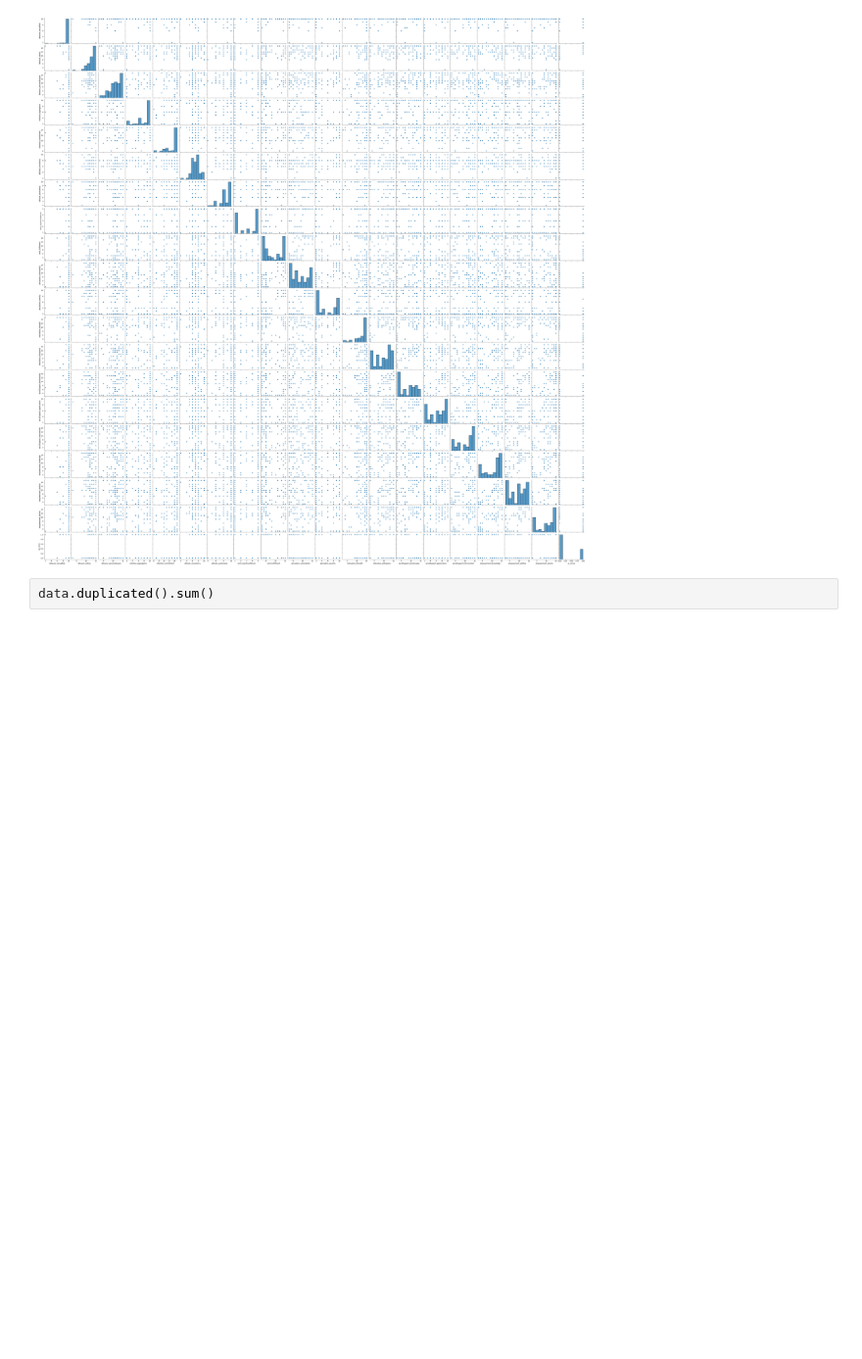
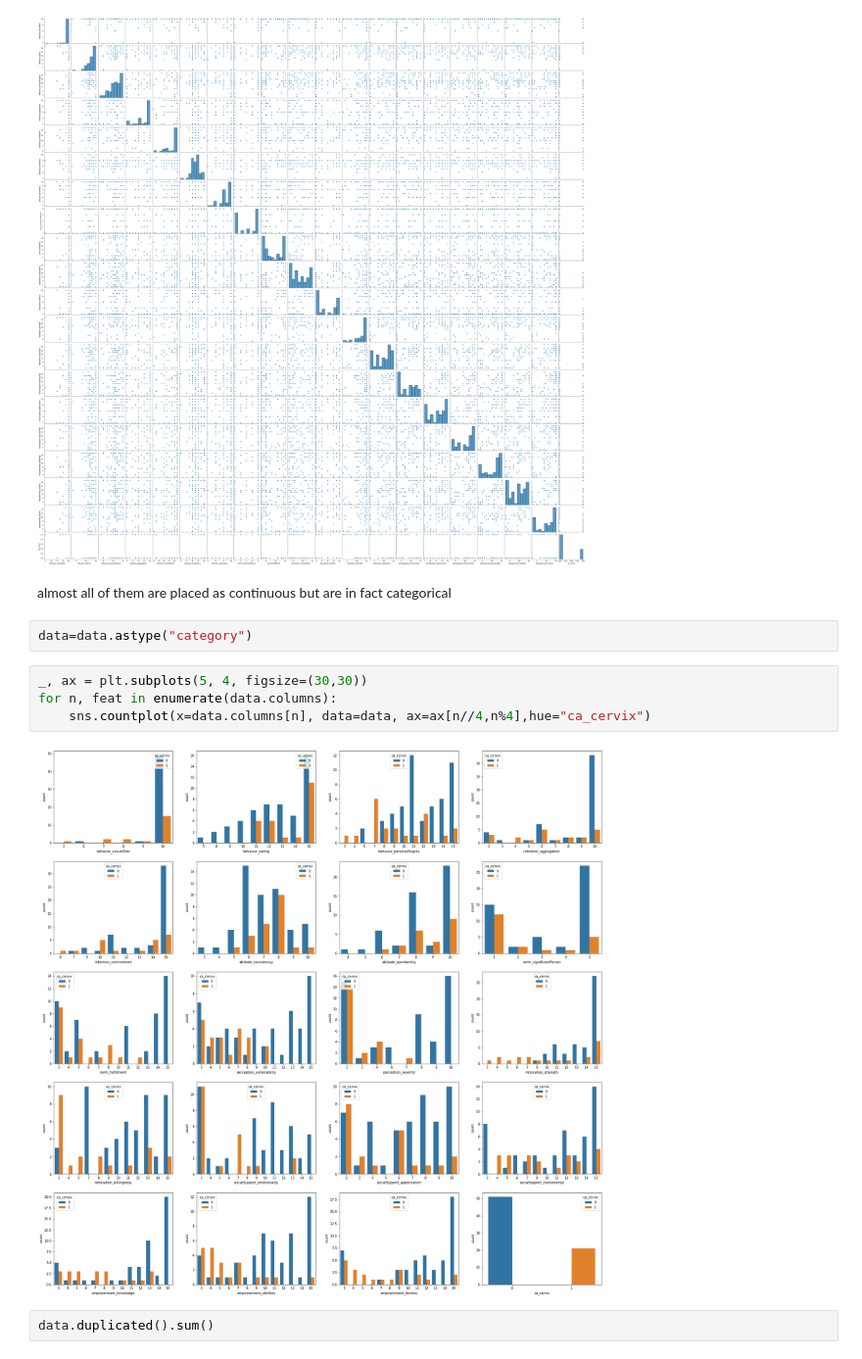
Before and after one commit to joofio/ds-curriculum, a Jupyter notebook: unsupervised-ml/simple unsupervisedd.ipynb, the cells around one changed output. Shown at 98% size. Cells and saved outputs as stored; diff of their text form; blank space fills up the shorter version.

```diff
--- a/unsupervised-ml/simple unsupervisedd.ipynb
+++ b/unsupervised-ml/simple unsupervisedd.ipynb
@@ -39,6 +39,16 @@ sns.pairplot(data)
 # %% [output]
 <seaborn.axisgrid.PairGrid at 0x...>
 [figure]
+# %% [markdown]
+almost all of them are placed as continuous but are in fact categorical
+# %%
+data=data.astype("category")
+# %%
+_, ax = plt.subplots(5, 4, figsize=(30,30))
+for n, feat in enumerate(data.columns):
+    sns.countplot(x=data.columns[n], data=data, ax=ax[n//4,n%4],hue="ca_cervix")
+# %% [output]
+[figure, added]
 # %%
 data.duplicated().sum()
 # %% [output]
```
Also changed, not shown: parts of 1 cell of this notebook, 2 other files.
